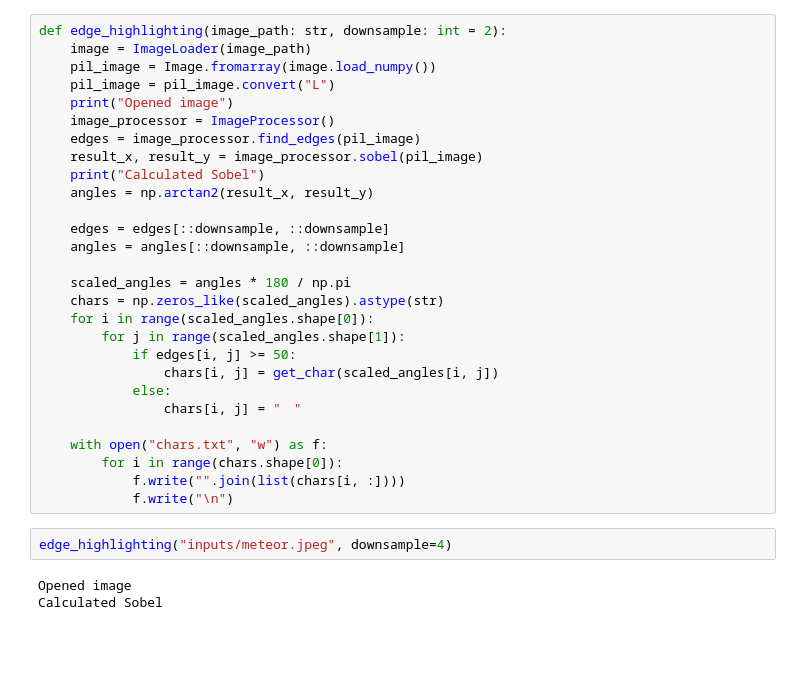
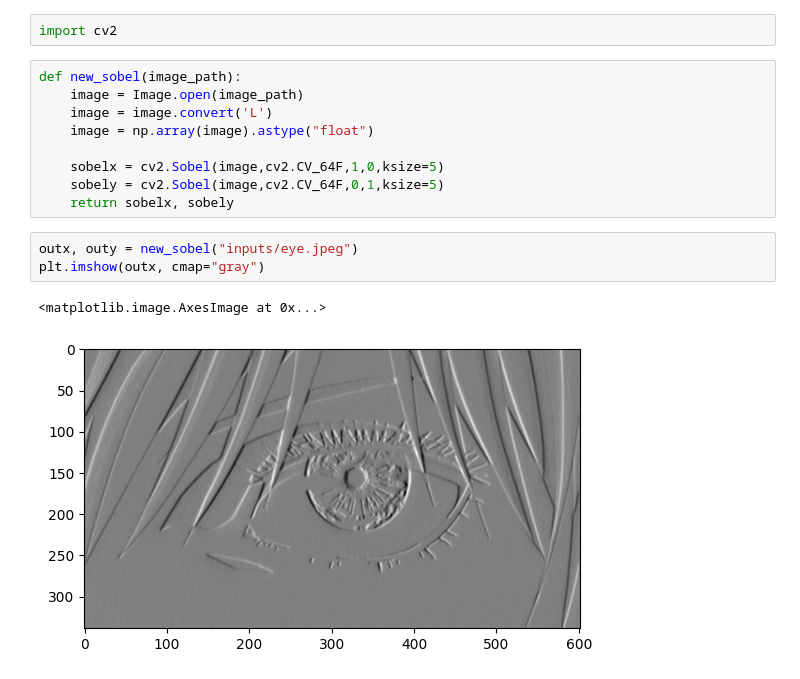
Before and after one commit to Mahasvan/TerminalMovie, a Jupyter notebook: test.ipynb, the cells around one changed output. Drawn from its saved outputs; the diff is of its cells as text; blank space fills up the shorter version.

```diff
--- a/test.ipynb
+++ b/test.ipynb
@@ -89,33 +29,17 @@ with open("chars.txt", "w") as f:
-# %%
-def edge_highlighting(image_path: str, downsample: int = 2):
-    image = ImageLoader(image_path)
-    pil_image = Image.fromarray(image.load_numpy())
-    pil_image = pil_image.convert("L")
-    print("Opened image")
-    image_processor = ImageProcessor()
-    edges = image_processor.find_edges(pil_image)
-    result_x, result_y = image_processor.sobel(pil_image)
-    print("Calculated Sobel")
-    angles = np.arctan2(result_x, result_y)
-
-    edges = edges[::downsample, ::downsample]
-    angles = angles[::downsample, ::downsample]
-
-    scaled_angles = angles * 180 / np.pi
-    chars = np.zeros_like(scaled_angles).astype(str)
-    for i in range(scaled_angles.shape[0]):
-        for j in range(scaled_angles.shape[1]):
-            if edges[i, j] >= 50:
-                chars[i, j] = get_char(scaled_angles[i, j])
-            else:
-                chars[i, j] = "　"
-
-    with open("chars.txt", "w") as f:
-        for i in range(chars.shape[0]):
-            f.write("".join(list(chars[i, :])))
-            f.write("\n")
-# %%
-edge_highlighting("inputs/meteor.jpeg", downsample=4)
-# %% [output]
-Opened image
-Calculated Sobel
+# %%
+import cv2
+# %%
+def new_sobel(image_path):
+    image = Image.open(image_path)
+    image = image.convert('L')
+    image = np.array(image).astype("float")
+
+    sobelx = cv2.Sobel(image,cv2.CV_64F,1,0,ksize=5)
+    sobely = cv2.Sobel(image,cv2.CV_64F,0,1,ksize=5)
+    return sobelx, sobely
+# %%
+outx, outy = new_sobel("inputs/eye.jpeg")
+plt.imshow(outx, cmap="gray")
+# %% [output]
+<matplotlib.image.AxesImage at 0x...>
+[figure, added]
```
Also changed, not shown: parts of 24 cells of this notebook, 5 other files.
